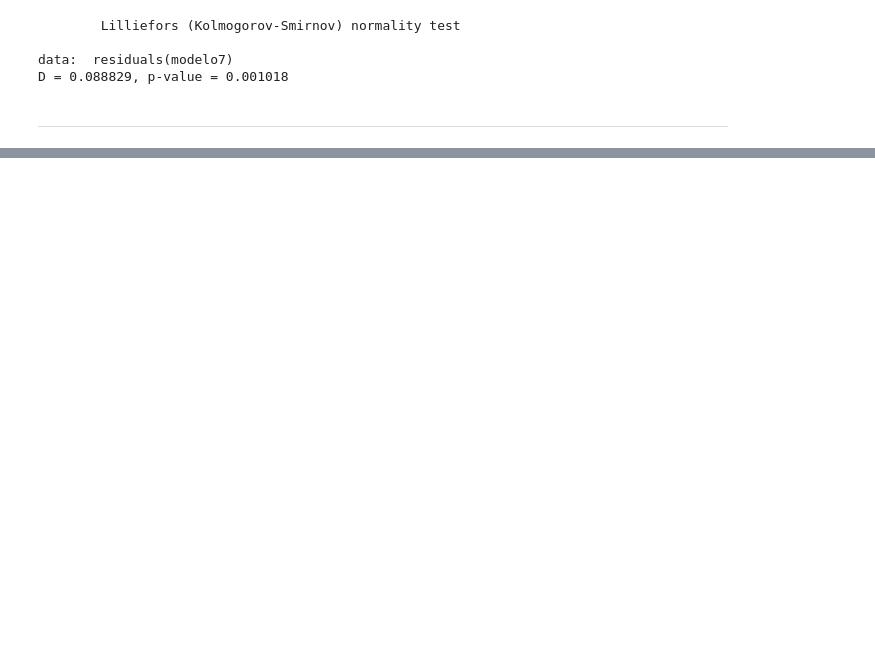
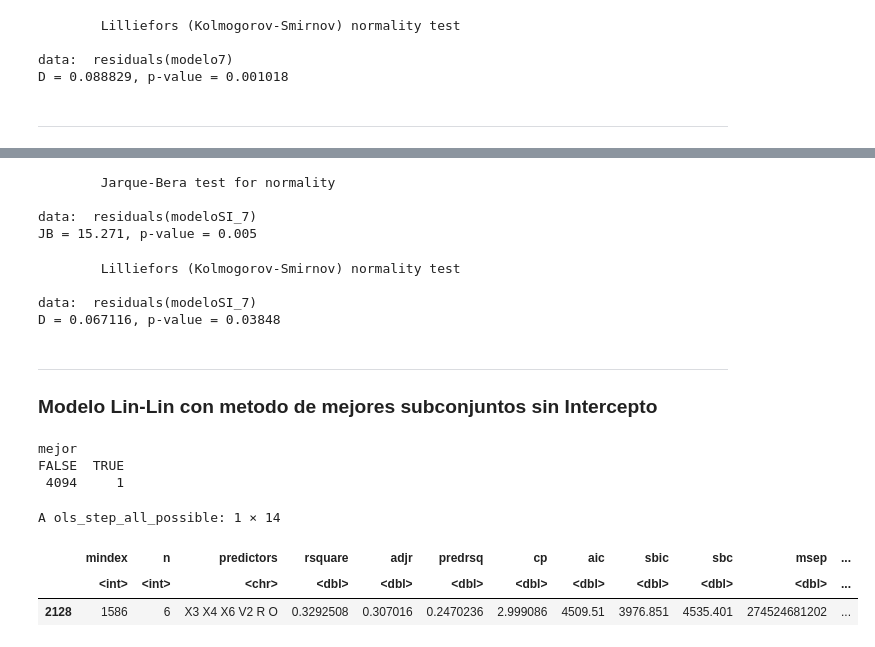
Before and after one commit to GustavoAnkelen/Econometria2021S2, a Jupyter notebook: regresion.ipynb, the cells around one changed output, grey strips where cells are left out. Cells and saved outputs as stored; diff of their text form; code cells hidden in the pictures; blank space fills up the shorter version.

```diff
--- a/regresion.ipynb
+++ b/regresion.ipynb
@@ -464,0 +545,3 @@ D = 0.088829, p-value = 0.001018
+# %%
+modeloSI_1 <- lm(X1 ~ X2+X3+X4+X5+X6+V1+V2+Z1+E1+E2+R+O-1, data=casen)
+summary(modeloSI_1)
@@ -464,0 +695,2 @@ D = 0.088829, p-value = 0.001018
+# %%
+res_SI <- ols_step_all_possible(modeloSI_1)
@@ -464,0 +944,33 @@ D = 0.088829, p-value = 0.001018
+# %%
+jb.norm.test(residuals(modeloSI_7))
+# %% [output]
+        Jarque-Bera test for normality
+
+data:  residuals(modeloSI_7)
+JB = 15.271, p-value = 0.005
+# %%
+lillie.test(residuals(modeloSI_7))
+# %% [output]
+        Lilliefors (Kolmogorov-Smirnov) normality test
+
+data:  residuals(modeloSI_7)
+D = 0.067116, p-value = 0.03848
+# %% [markdown]
+---------------------------------------
+### Modelo Lin-Lin con metodo de mejores subconjuntos sin Intercepto
+# %%
+RAJ <- res_SI$adjr
+# %%
+mejor <- (RAJ == max(res_SI$adjr))
+table(mejor)
+# %% [output]
+mejor
+FALSE  TRUE
+ 4094     1
+# %%
+subset(res,mejor==TRUE)
+# %% [output]
+A ols_step_all_possible: 1 × 14
+|  | mindex | n | predictors | rsquare | adjr | predrsq | cp | aic | sbic | sbc | msep | ... |
+|  | <int> | <int> | <chr> | <dbl> | <dbl> | <dbl> | <dbl> | <dbl> | <dbl> | <dbl> | <dbl> | ... |
+| 2128 | 1586 | 6 | X3 X4 X6 V2 R O | 0.3292508 | 0.307016 | 0.2470236 | 2.999086 | 4509.51 | 3976.851 | 4535.401 | 274524681202 | ... |
```
Also changed, not shown: parts of 57 cells of this notebook.
